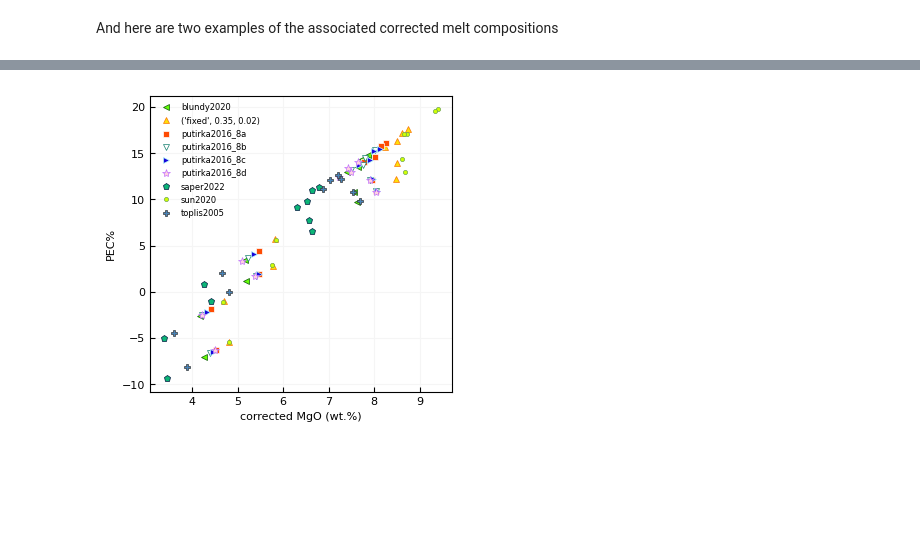
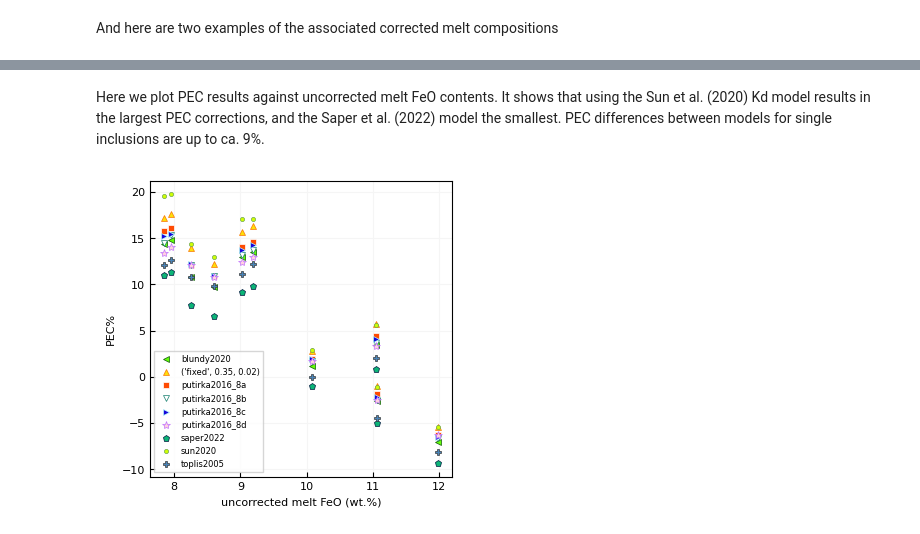
Before and after one commit to TDGerve/MagmaPEC, a Jupyter notebook: docs/source/notebooks/model_comparison.ipynb, the cells around one changed output, grey strips where cells are left out. Cells and saved outputs as stored; diff of their text form; code cells hidden in the pictures; blank space fills up the shorter version.

```diff
--- a/docs/source/notebooks/model_comparison.ipynb
+++ b/docs/source/notebooks/model_comparison.ipynb
@@ -134,21 +134,24 @@ corrected_inclusions["saper2022"]
 | PI041-07-01 | 45.867609 | 15.532570 | 6.515228 | 9.866277 | 11.598683 | 3.192366 | 1.297463 | 0.143335 | 3.602140 | 0.565800 | 0.000000 | ... |
 | PI041-07-02 | 45.927100 | 15.826762 | 6.307860 | 10.232779 | 11.449861 | 3.241603 | 1.382352 | 0.133202 | 3.592089 | 0.626105 | 0.000000 | ... |
 | PI052-01-02 | 49.345297 | 17.251422 | 3.447559 | 10.522525 | 8.426774 | 4.993573 | 1.553581 | 0.233274 | 1.787877 | 0.694130 | 0.048173 | ... |
+# %% [markdown]
+Here we plot PEC results against uncorrected melt FeO contents. It shows that using the Sun et al. (2020) Kd model results in the largest PEC corrections, and the Saper et al. (2022) model the smallest. PEC differences between models for single inclusions are up to ca. 9%.
 # %%
 mm = 1/25.4
 gp.layout(colors=gp.colors.bright)
 
+
 fig, ax = plt.subplots(figsize=(90*mm, 85*mm))
 
-for model, df in corrected_inclusions.items():
+for model, pec in pec_results.items():
 
-    ax.plot(df["MgO"], pec_results[model], lw=0., label=model)
+    ax.plot(melt.loc[pec.index, "FeO"], pec, lw=0., label=model)
 
 
-ax.legend()
-ax.set_xlabel("corrected MgO (wt.%)")
+ax.legend(frameon=True, fancybox=False)
+ax.set_xlabel("uncorrected melt FeO (wt.%)")
 ax.set_ylabel("PEC%")
 
 plt.show()
 # %% [output]
-[figure, old version]
+[figure, new version]
```
Also changed, not shown: parts of 2 cells of this notebook.
